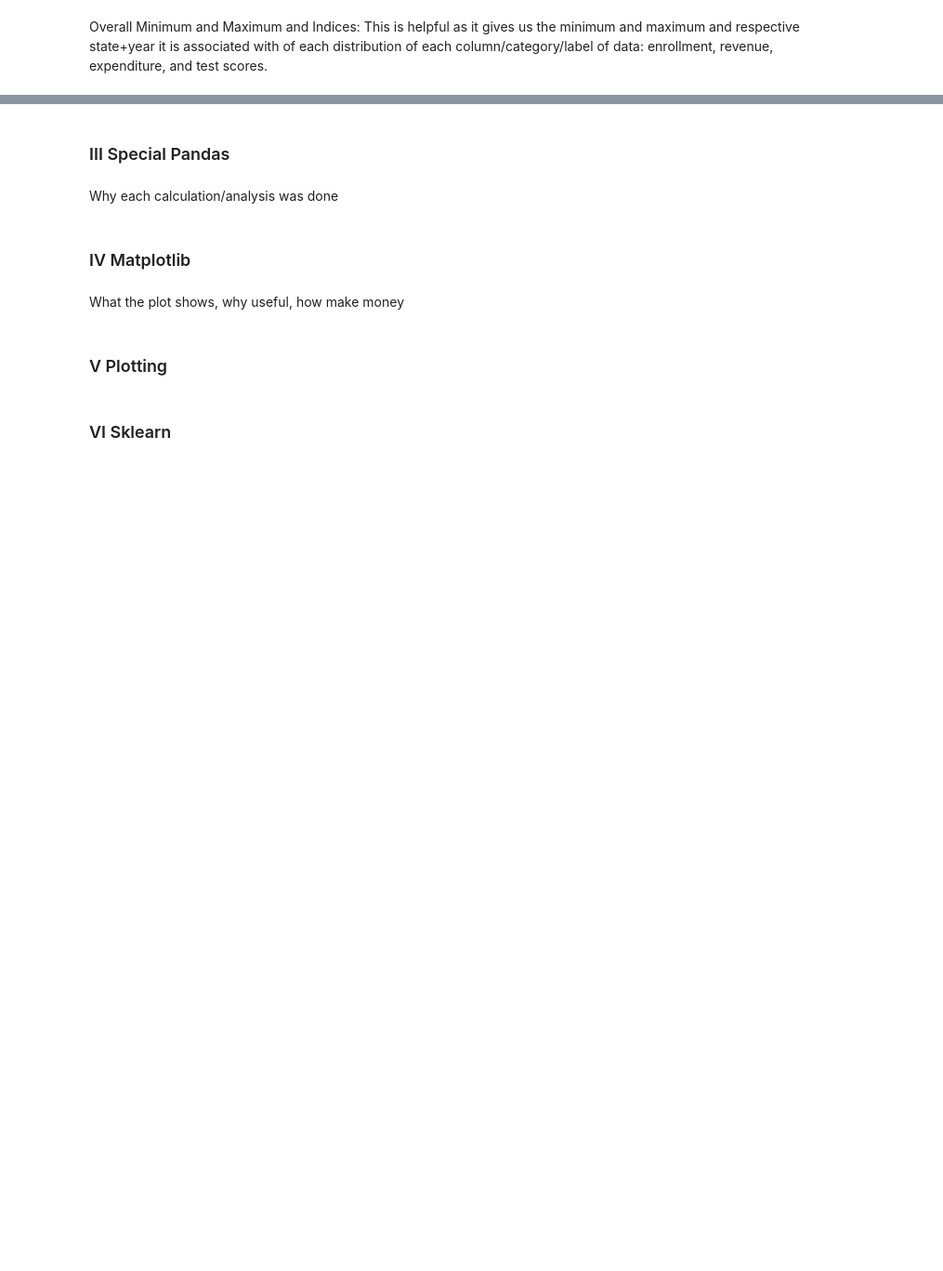
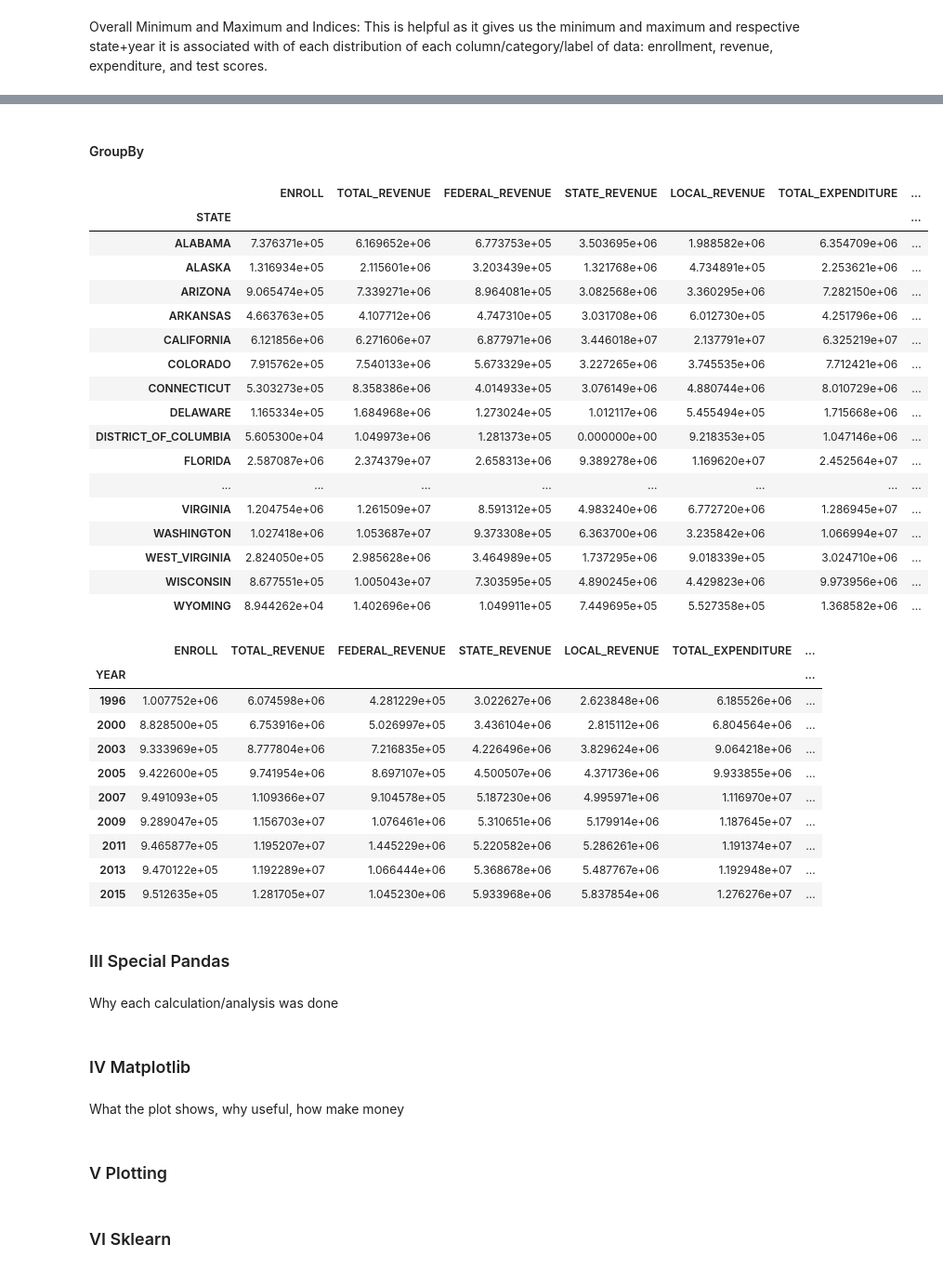
Before and after one commit to renaaliu/FinalProject_DataScience, a Jupyter notebook: Final_Project.ipynb, the cells around one changed output, grey strips where cells are left out. Shown at 93% size. Saved outputs shown, nothing was run; the diff lists cells and outputs as text; code cells hidden in the pictures; blank space fills up the shorter version.

```diff
--- a/Final_Project.ipynb
+++ b/Final_Project.ipynb
@@ -151,3 +121,43 @@ mean of AL, CA, MaS, WY over years, std, max+index, min+index
+# %% [markdown]
+#### GroupBy
+# %%
+#Mean of Each Label over the Years for Each State
+mean_by_state = data.groupby('STATE').apply(np.mean)
+display(mean_by_state.drop(columns = 'YEAR'))
+
+#Mean of Each Label for Each Year
+mean_by_year = data.groupby('YEAR').apply(np.mean)
+display(mean_by_year.drop(columns = 'YEAR'))
+# %% [output]
+|  | ENROLL | TOTAL_REVENUE | FEDERAL_REVENUE | STATE_REVENUE | LOCAL_REVENUE | TOTAL_EXPENDITURE | ... |
+| STATE |  |  |  |  |  |  | ... |
+| ALABAMA | 7.376371e+05 | 6.169652e+06 | 6.773753e+05 | 3.503695e+06 | 1.988582e+06 | 6.354709e+06 | ... |
+| ALASKA | 1.316934e+05 | 2.115601e+06 | 3.203439e+05 | 1.321768e+06 | 4.734891e+05 | 2.253621e+06 | ... |
+| ARIZONA | 9.065474e+05 | 7.339271e+06 | 8.964081e+05 | 3.082568e+06 | 3.360295e+06 | 7.282150e+06 | ... |
+| ARKANSAS | 4.663763e+05 | 4.107712e+06 | 4.747310e+05 | 3.031708e+06 | 6.012730e+05 | 4.251796e+06 | ... |
+| CALIFORNIA | 6.121856e+06 | 6.271606e+07 | 6.877971e+06 | 3.446018e+07 | 2.137791e+07 | 6.325219e+07 | ... |
+| COLORADO | 7.915762e+05 | 7.540133e+06 | 5.673329e+05 | 3.227265e+06 | 3.745535e+06 | 7.712421e+06 | ... |
+| CONNECTICUT | 5.303273e+05 | 8.358386e+06 | 4.014933e+05 | 3.076149e+06 | 4.880744e+06 | 8.010729e+06 | ... |
+| DELAWARE | 1.165334e+05 | 1.684968e+06 | 1.273024e+05 | 1.012117e+06 | 5.455494e+05 | 1.715668e+06 | ... |
+| DISTRICT_OF_COLUMBIA | 5.605300e+04 | 1.049973e+06 | 1.281373e+05 | 0.000000e+00 | 9.218353e+05 | 1.047146e+06 | ... |
+| FLORIDA | 2.587087e+06 | 2.374379e+07 | 2.658313e+06 | 9.389278e+06 | 1.169620e+07 | 2.452564e+07 | ... |
+| ... | ... | ... | ... | ... | ... | ... | ... |
+| VIRGINIA | 1.204754e+06 | 1.261509e+07 | 8.591312e+05 | 4.983240e+06 | 6.772720e+06 | 1.286945e+07 | ... |
+| WASHINGTON | 1.027418e+06 | 1.053687e+07 | 9.373308e+05 | 6.363700e+06 | 3.235842e+06 | 1.066994e+07 | ... |
+| WEST_VIRGINIA | 2.824050e+05 | 2.985628e+06 | 3.464989e+05 | 1.737295e+06 | 9.018339e+05 | 3.024710e+06 | ... |
+| WISCONSIN | 8.677551e+05 | 1.005043e+07 | 7.303595e+05 | 4.890245e+06 | 4.429823e+06 | 9.973956e+06 | ... |
+| WYOMING | 8.944262e+04 | 1.402696e+06 | 1.049911e+05 | 7.449695e+05 | 5.527358e+05 | 1.368582e+06 | ... |
+|  | ENROLL | TOTAL_REVENUE | FEDERAL_REVENUE | STATE_REVENUE | LOCAL_REVENUE | TOTAL_EXPENDITURE | ... |
+| YEAR |  |  |  |  |  |  | ... |
+| 1996 | 1.007752e+06 | 6.074598e+06 | 4.281229e+05 | 3.022627e+06 | 2.623848e+06 | 6.185526e+06 | ... |
+| 2000 | 8.828500e+05 | 6.753916e+06 | 5.026997e+05 | 3.436104e+06 | 2.815112e+06 | 6.804564e+06 | ... |
+| 2003 | 9.333969e+05 | 8.777804e+06 | 7.216835e+05 | 4.226496e+06 | 3.829624e+06 | 9.064218e+06 | ... |
+| 2005 | 9.422600e+05 | 9.741954e+06 | 8.697107e+05 | 4.500507e+06 | 4.371736e+06 | 9.933855e+06 | ... |
+| 2007 | 9.491093e+05 | 1.109366e+07 | 9.104578e+05 | 5.187230e+06 | 4.995971e+06 | 1.116970e+07 | ... |
+| 2009 | 9.289047e+05 | 1.156703e+07 | 1.076461e+06 | 5.310651e+06 | 5.179914e+06 | 1.187645e+07 | ... |
+| 2011 | 9.465877e+05 | 1.195207e+07 | 1.445229e+06 | 5.220582e+06 | 5.286261e+06 | 1.191374e+07 | ... |
+| 2013 | 9.470122e+05 | 1.192289e+07 | 1.066444e+06 | 5.368678e+06 | 5.487767e+06 | 1.192948e+07 | ... |
+| 2015 | 9.512635e+05 | 1.281705e+07 | 1.045230e+06 | 5.933968e+06 | 5.837854e+06 | 1.276276e+07 | ... |
 # %% [markdown]
 ### III Special Pandas
 # %%
```
Also changed, not shown: parts of 11 cells of this notebook, 1 other file.
